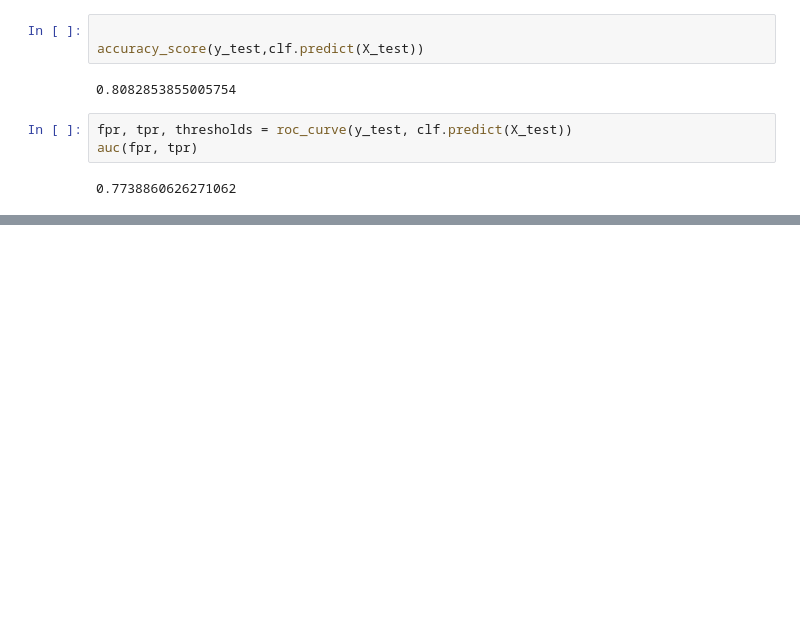
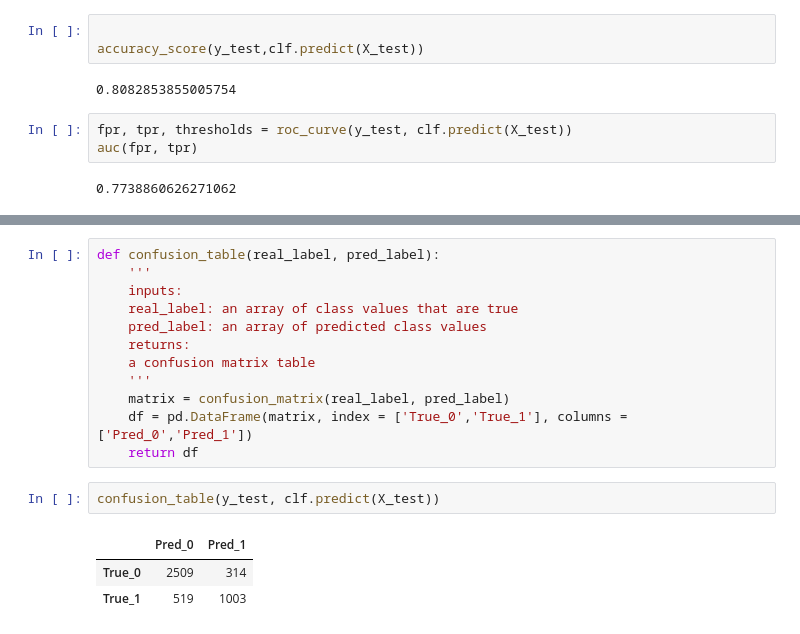
Before and after one commit to mzhou356/bike-sharing-regression, a Jupyter notebook: biking_logistic_regression.ipynb, the cells around one changed output, grey strips where cells are left out. Drawn from its saved outputs; the diff is of its cells as text; blank space fills up the shorter version.

```diff
--- a/biking_logistic_regression.ipynb
+++ b/biking_logistic_regression.ipynb
@@ -253,0 +268,18 @@ auc(fpr, tpr)
+# %%
+def confusion_table(real_label, pred_label):
+    '''
+    inputs:
+    real_label: an array of class values that are true
+    pred_label: an array of predicted class values
+    returns:
+    a confusion matrix table
+    '''
+    matrix = confusion_matrix(real_label, pred_label)
+    df = pd.DataFrame(matrix, index = ['True_0','True_1'], columns = ['Pred_0','Pred_1'])
+    return df
+# %%
+confusion_table(y_test, clf.predict(X_test))
+# %% [output]
+|  | Pred_0 | Pred_1 |
+| True_0 | 2509 | 314 |
+| True_1 | 519 | 1003 |
```
Also changed, not shown: parts of 14 cells of this notebook.
